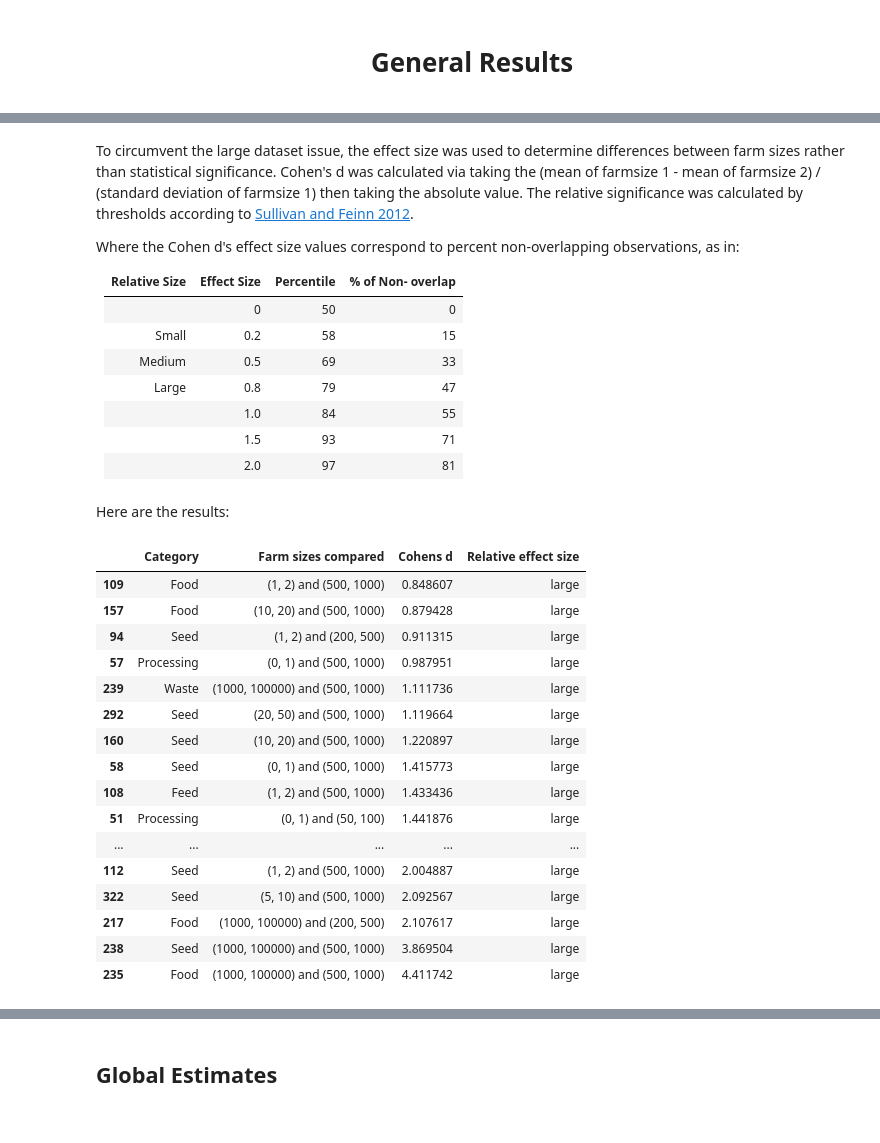
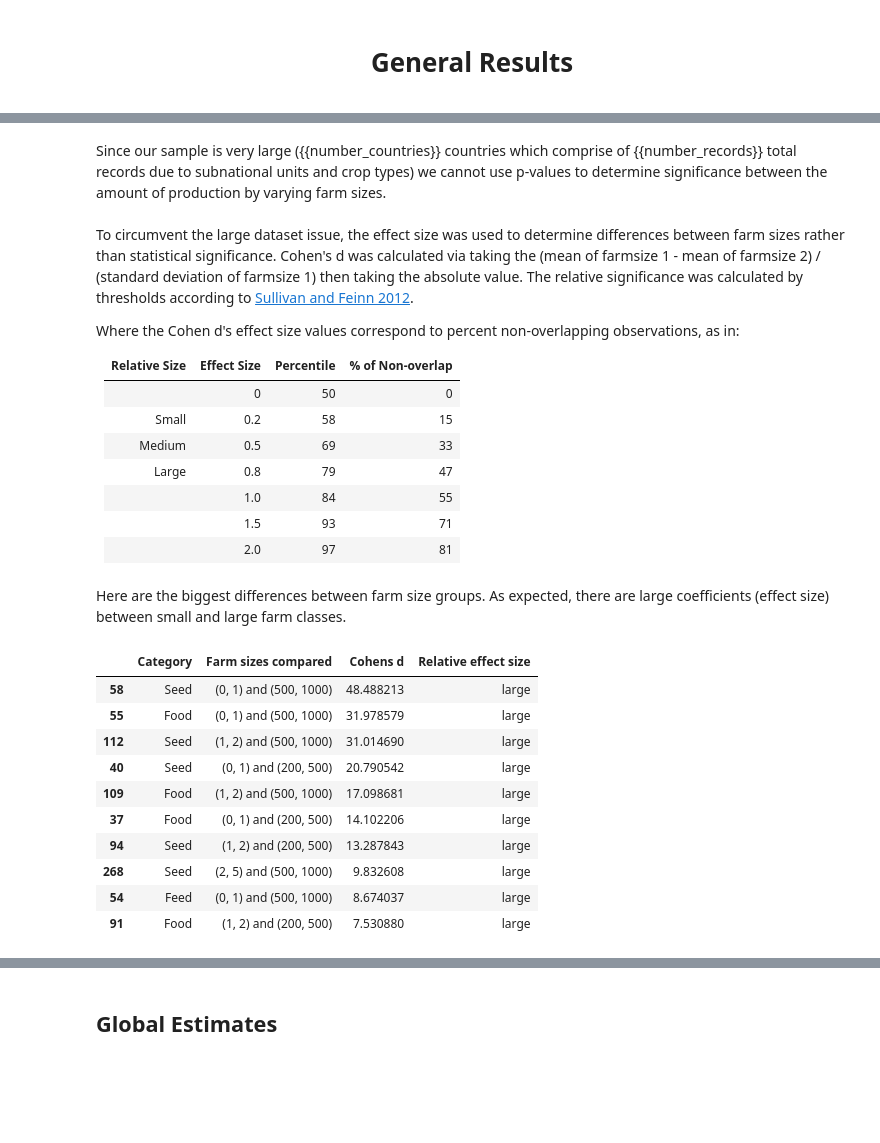
Before and after one commit to vinnyricciardi/farmsize_site, a Jupyter notebook: Notebooks/General_Results.ipynb, the cells around one changed output, grey strips where cells are left out. Cells and saved outputs as stored; diff of their text form; code cells hidden in the pictures; blank space fills up the shorter version.

```diff
--- a/Notebooks/General_Results.ipynb
+++ b/Notebooks/General_Results.ipynb
@@ -74,6 +75,7 @@ from pivottablejs import pivot_ui  # python setup.py install --user
 def read_data(path):
 
     data = pd.read_csv(path, low_memory=False)
+    data = data.loc[data['data_unit'] == 't']
     data['Farm_Sizes'] = pd.cut(data['fs_class_max'],
                                 bins=[0, 1, 2, 5, 10, 20, 50,
                                       100, 200, 500, 1000, 100000])
@@ -90,4 +92,6 @@ def read_data(path):
     data = data.loc[:, variables.keys()]
     data.columns = variables.values()
 
+    data = data.replace(0.0, np.nan)  # there were many zero values
+
     return data
@@ -360,0 +390,30 @@ factor_plot(df, id_var='Farm_Sizes')
+# %%
+tmp = df.copy()
+tmp = pd.melt(tmp, id_vars='Farm_Sizes')
+tmp = tmp.dropna()
+cols = np.sort(tmp['variable'].unique())
+fs = ['(0, 1]', '(1, 2]', '(2, 5]', '(5, 10]',
+      '(10, 20]', '(20, 50]', '(50, 100]',
+      '(100, 200]', '(200, 500]', '(500, 1000]',
+      '(1000, 100000]']
+
+fig = plt.figure(figsize=[20,10])
+
+for j in xrange(len(cols)):
+
+    ax = fig.add_subplot(2, 3, j+1)
+    tmp1 = tmp.loc[tmp['variable'] == cols[j]]
+
+    for i in xrange(len(fs)):
+
+        tmp2 = tmp1.loc[tmp1['Farm_Sizes'] == fs[i]]
+        np.log(tmp2['value']).plot(kind='kde',
+                                   label=fs[i][1:-1] + ' ha',
+                                   ax=ax)
+
+    ax.set_title(cols[j], fontsize=16)
+    ax.set_ylabel('Density', fontsize=16)
+
+legend = ax.legend(frameon=True, fontsize=14)
+plt.tight_layout()
+plt.show()
@@ -361,9 +424,10 @@ factor_plot(df, id_var='Farm_Sizes')
 # %% [markdown]
+Since our sample is very large ({{number_countries}} countries which comprise of {{number_records}} total records due to subnational units and crop types) we cannot use p-values to determine significance between the amount of production by varying farm sizes.<br><br>
 To circumvent the large dataset issue, the effect size was used to determine differences between farm sizes rather than statistical significance. Cohen's d was calculated via taking the (mean of farmsize 1 - mean of farmsize 2) / (standard deviation of farmsize 1) then taking the absolute value. The relative significance was calculated by thresholds according to [Sullivan and Feinn 2012](https://www.ncbi.nlm.nih.gov/pmc/articles/PMC3444174/).
 
 Where the Cohen d's effect size values correspond to percent non-overlapping observations, as in:
 
-| Relative Size 	| Effect Size 	| Percentile 	| % of Non- overlap 	|
+| **Relative Size** | **Effect Size**| **Percentile**| **% of Non-overlap**|
 |---------------	|:-------------:|:-----------:	|:-------------------:	|
 |               	|      0      	|     50    	|         0         	|
 | Small         	|     0.2     	|     58    	|         15        	|
@@ -416,5 +480,3 @@ def cohens_d(data1, data2, how='within'):
                                                'medium'))
 
     return data
-# %% [markdown]
-Here are the results:
@@ -421,29 +503,27 @@ Here are the results:
+# %% [markdown]
+Here are the biggest differences between farm size groups. As expected, there are large coefficients (effect size) between small and large farm classes.
 # %%
 data = df.copy()
 data['Farm_Sizes'] = data['Farm_Sizes'].astype(str)
 means = pd.pivot_table(data, columns='Farm_Sizes', aggfunc=np.nanmean)
 sds = pd.pivot_table(data, columns='Farm_Sizes', aggfunc=np.nanstd)
 out = cohens_d(means, sds, how='across')
-out = out.loc[out['cohens_d_level'] == 'large']
-out['Farm_Sizes'] = out['Farm_Sizes'].str.replace(']', ')')
-out['Farm_Sizes'] = out['Farm_Sizes'].str.replace('_', ' and ')
-out.columns = ['Category', 'Farm sizes compared', 'Cohens d', 'Relative effect size']
-out.sort('Cohens d')
+
+tmp = out.copy()
+tmp['Farm_Sizes'] = tmp['Farm_Sizes'].str.replace(']', ')')
+tmp['Farm_Sizes'] = tmp['Farm_Sizes'].str.replace('_', ' and ')
+tmp.columns = ['Category', 'Farm sizes compared', 'Cohens d', 'Relative effect size']
+tmp = tmp.sort('Cohens d', ascending=False)
+tmp.head(10)
 # %% [output]
 |  | Category | Farm sizes compared | Cohens d | Relative effect size |
-| 109 | Food | (1, 2) and (500, 1000) | 0.848607 | large |
-| 157 | Food | (10, 20) and (500, 1000) | 0.879428 | large |
-| 94 | Seed | (1, 2) and (200, 500) | 0.911315 | large |
-| 57 | Processing | (0, 1) and (500, 1000) | 0.987951 | large |
-| 239 | Waste | (1000, 100000) and (500, 1000) | 1.111736 | large |
-| 292 | Seed | (20, 50) and (500, 1000) | 1.119664 | large |
-| 160 | Seed | (10, 20) and (500, 1000) | 1.220897 | large |
-| 58 | Seed | (0, 1) and (500, 1000) | 1.415773 | large |
-| 108 | Feed | (1, 2) and (500, 1000) | 1.433436 | large |
-| 51 | Processing | (0, 1) and (50, 100) | 1.441876 | large |
-| ... | ... | ... | ... | ... |
-| 112 | Seed | (1, 2) and (500, 1000) | 2.004887 | large |
-| 322 | Seed | (5, 10) and (500, 1000) | 2.092567 | large |
-| 217 | Food | (1000, 100000) and (200, 500) | 2.107617 | large |
-| 238 | Seed | (1000, 100000) and (500, 1000) | 3.869504 | large |
-| 235 | Food | (1000, 100000) and (500, 1000) | 4.411742 | large |
+| 58 | Seed | (0, 1) and (500, 1000) | 48.488213 | large |
+| 55 | Food | (0, 1) and (500, 1000) | 31.978579 | large |
+| 112 | Seed | (1, 2) and (500, 1000) | 31.014690 | large |
+| 40 | Seed | (0, 1) and (200, 500) | 20.790542 | large |
+| 109 | Food | (1, 2) and (500, 1000) | 17.098681 | large |
+| 37 | Food | (0, 1) and (200, 500) | 14.102206 | large |
+| 94 | Seed | (1, 2) and (200, 500) | 13.287843 | large |
+| 268 | Seed | (2, 5) and (500, 1000) | 9.832608 | large |
+| 54 | Feed | (0, 1) and (500, 1000) | 8.674037 | large |
+| 91 | Food | (1, 2) and (200, 500) | 7.530880 | large |
```
Also changed, not shown: parts of 41 cells of this notebook, 20 other files.
